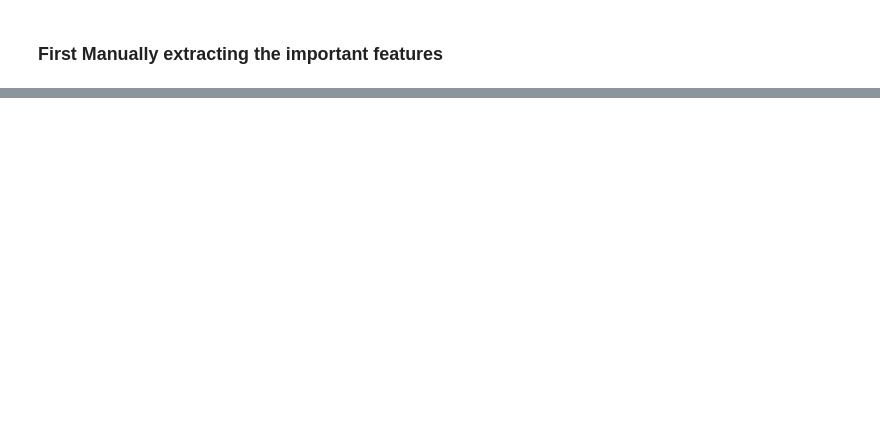
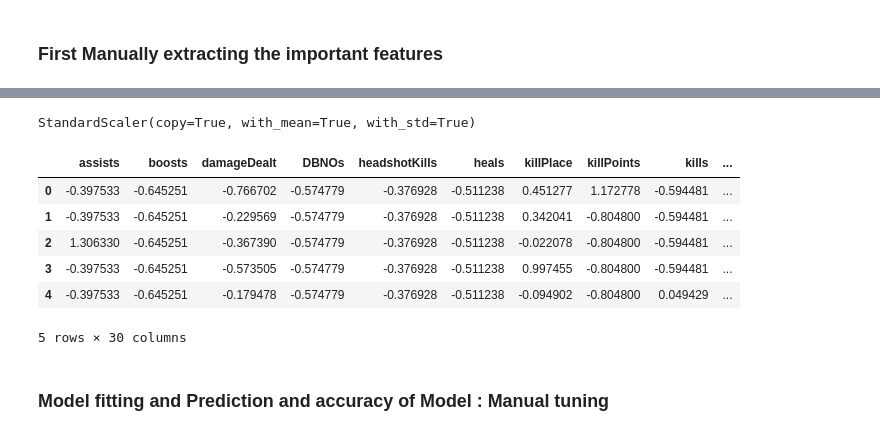
Before and after one commit to aadityachapagain/PUBG_Prec, a Jupyter notebook: PUBG.ipynb, the cells around one changed output, grey strips where cells are left out. Saved outputs shown, nothing was run; the diff lists cells and outputs as text; code cells hidden in the pictures; blank space fills up the shorter version.

```diff
--- a/PUBG.ipynb
+++ b/PUBG.ipynb
@@ -585,0 +671,24 @@ train = train_new.copy()
+# %%
+scaler.fit(x_train)
+# %% [output]
+StandardScaler(copy=True, with_mean=True, with_std=True)
+# %%
+norm_data = scaler.transform(x_train)
+# %%
+columns = []
+for head in x_train.columns.values:
+    columns.append(head)
+# %%
+norm_data = pd.DataFrame(norm_data,columns=columns)
+# %%
+norm_data.head()
+# %% [output]
+|  | assists | boosts | damageDealt | DBNOs | headshotKills | heals | killPlace | killPoints | kills | ... |
+| 0 | -0.397533 | -0.645251 | -0.766702 | -0.574779 | -0.376928 | -0.511238 | 0.451277 | 1.172778 | -0.594481 | ... |
+| 1 | -0.397533 | -0.645251 | -0.229569 | -0.574779 | -0.376928 | -0.511238 | 0.342041 | -0.804800 | -0.594481 | ... |
+| 2 | 1.306330 | -0.645251 | -0.367390 | -0.574779 | -0.376928 | -0.511238 | -0.022078 | -0.804800 | -0.594481 | ... |
+| 3 | -0.397533 | -0.645251 | -0.573505 | -0.574779 | -0.376928 | -0.511238 | 0.997455 | -0.804800 | -0.594481 | ... |
+| 4 | -0.397533 | -0.645251 | -0.179478 | -0.574779 | -0.376928 | -0.511238 | -0.094902 | -0.804800 | 0.049429 | ... |
+5 rows × 30 columns
+# %% [markdown]
+### Model fitting and Prediction and accuracy of Model  : Manual tuning
```
Also changed, not shown: parts of 19 cells of this notebook.
